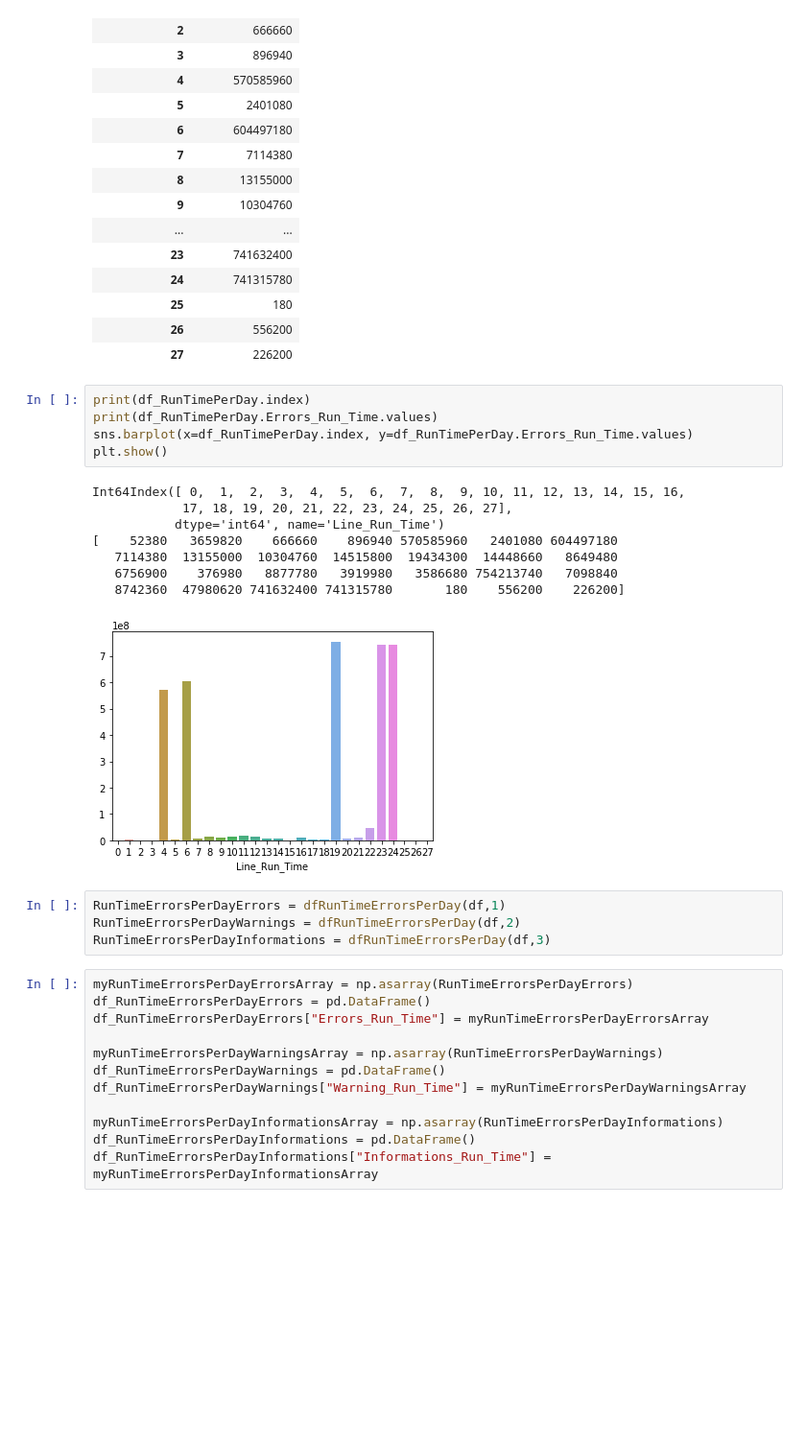
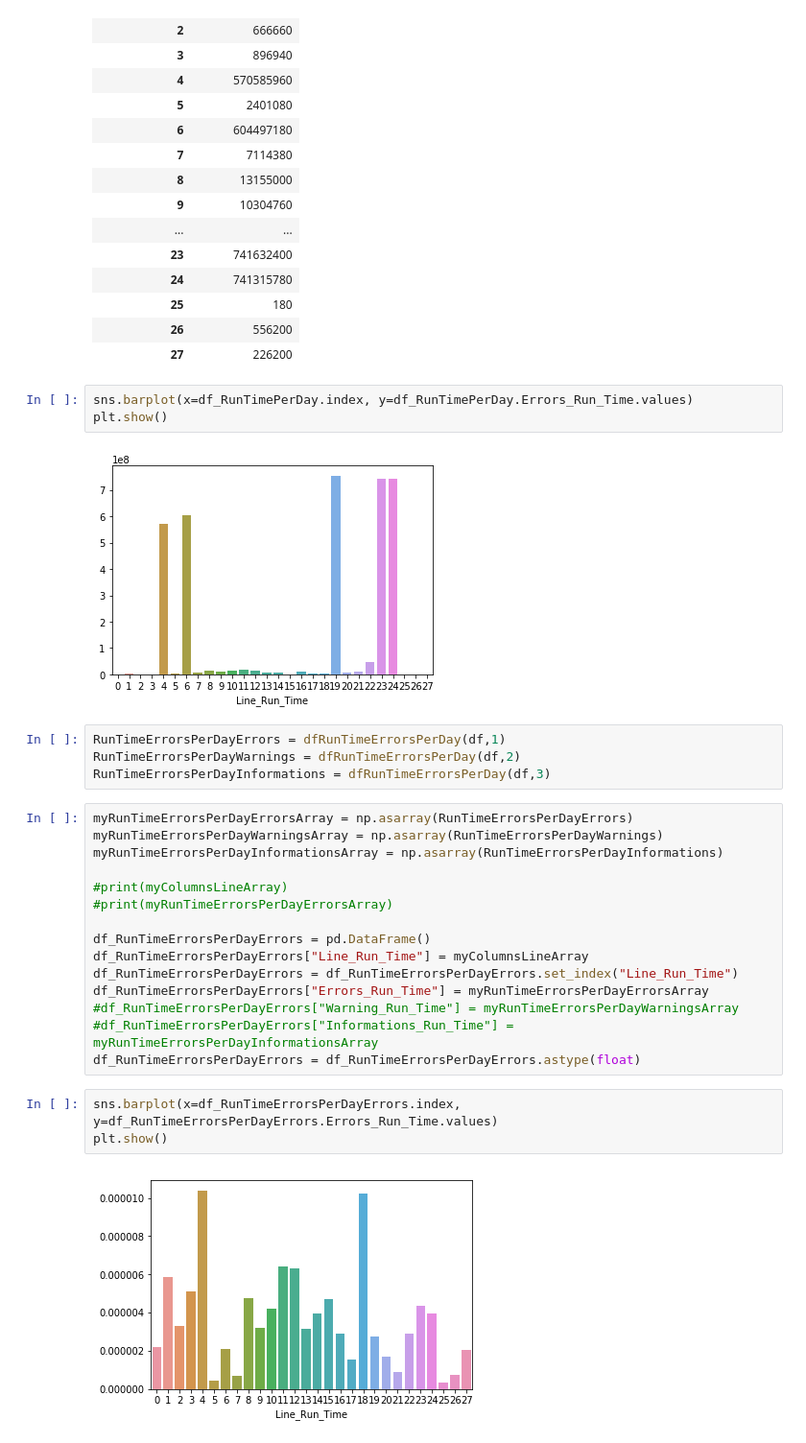
Before and after one commit to cold1ce/datascience_praxisprojekt, a Jupyter notebook: RobotLinesAnalysis/abbRobotTimesLinesAnalysis.ipynb, the cells around one changed output. Shown: that part at 96% size. Cells and saved outputs as stored; diff of their text form; blank space fills up the shorter version.

```diff
--- a/RobotLinesAnalysis/abbRobotTimesLinesAnalysis.ipynb
+++ b/RobotLinesAnalysis/abbRobotTimesLinesAnalysis.ipynb
@@ -151,32 +174,31 @@ df_RunTimePerDay
 | 26 | 556200 |
 | 27 | 226200 |
 # %%
-print(df_RunTimePerDay.index)
-print(df_RunTimePerDay.Errors_Run_Time.values)
 sns.barplot(x=df_RunTimePerDay.index, y=df_RunTimePerDay.Errors_Run_Time.values)
 plt.show()
 # %% [output]
-Int64Index([ 0,  1,  2,  3,  4,  5,  6,  7,  8,  9, 10, 11, 12, 13, 14, 15, 16,
-            17, 18, 19, 20, 21, 22, 23, 24, 25, 26, 27],
-           dtype='int64', name='Line_Run_Time')
-[    52380   3659820    666660    896940 570585960   2401080 604497180
-   7114380  13155000  10304760  14515800  19434300  14448660   8649480
-   6756900    376980   8877780   3919980   3586680 754213740   7098840
-   8742360  47980620 741632400 741315780       180    556200    226200]
 [figure]
 # %%
 RunTimeErrorsPerDayErrors = dfRunTimeErrorsPerDay(df,1)
 RunTimeErrorsPerDayWarnings = dfRunTimeErrorsPerDay(df,2)
 RunTimeErrorsPerDayInformations = dfRunTimeErrorsPerDay(df,3)
-# %%
-myRunTimeErrorsPerDayErrorsArray = np.asarray(RunTimeErrorsPerDayErrors)
-df_RunTimeErrorsPerDayErrors = pd.DataFrame()
-df_RunTimeErrorsPerDayErrors["Errors_Run_Time"] = myRunTimeErrorsPerDayErrorsArray
-
-myRunTimeErrorsPerDayWarningsArray = np.asarray(RunTimeErrorsPerDayWarnings)
-df_RunTimeErrorsPerDayWarnings = pd.DataFrame()
-df_RunTimeErrorsPerDayWarnings["Warning_Run_Time"] = myRunTimeErrorsPerDayWarningsArray
-
-myRunTimeErrorsPerDayInformationsArray = np.asarray(RunTimeErrorsPerDayInformations)
-df_RunTimeErrorsPerDayInformations = pd.DataFrame()
-df_RunTimeErrorsPerDayInformations["Informations_Run_Time"] = myRunTimeErrorsPerDayInformationsArray
+# %%
+myRunTimeErrorsPerDayErrorsArray = np.asarray(RunTimeErrorsPerDayErrors)
+myRunTimeErrorsPerDayWarningsArray = np.asarray(RunTimeErrorsPerDayWarnings)
+myRunTimeErrorsPerDayInformationsArray = np.asarray(RunTimeErrorsPerDayInformations)
+
+#print(myColumnsLineArray)
+#print(myRunTimeErrorsPerDayErrorsArray)
+
+df_RunTimeErrorsPerDayErrors = pd.DataFrame()
+df_RunTimeErrorsPerDayErrors["Line_Run_Time"] = myColumnsLineArray
+df_RunTimeErrorsPerDayErrors = df_RunTimeErrorsPerDayErrors.set_index("Line_Run_Time")
+df_RunTimeErrorsPerDayErrors["Errors_Run_Time"] = myRunTimeErrorsPerDayErrorsArray
+#df_RunTimeErrorsPerDayErrors["Warning_Run_Time"] = myRunTimeErrorsPerDayWarningsArray
+#df_RunTimeErrorsPerDayErrors["Informations_Run_Time"] = myRunTimeErrorsPerDayInformationsArray
+df_RunTimeErrorsPerDayErrors = df_RunTimeErrorsPerDayErrors.astype(float)
+# %%
+sns.barplot(x=df_RunTimeErrorsPerDayErrors.index, y=df_RunTimeErrorsPerDayErrors.Errors_Run_Time.values)
+plt.show()
+# %% [output]
+[figure, added]
```
Also changed, not shown: parts of 1 cell of this notebook.
